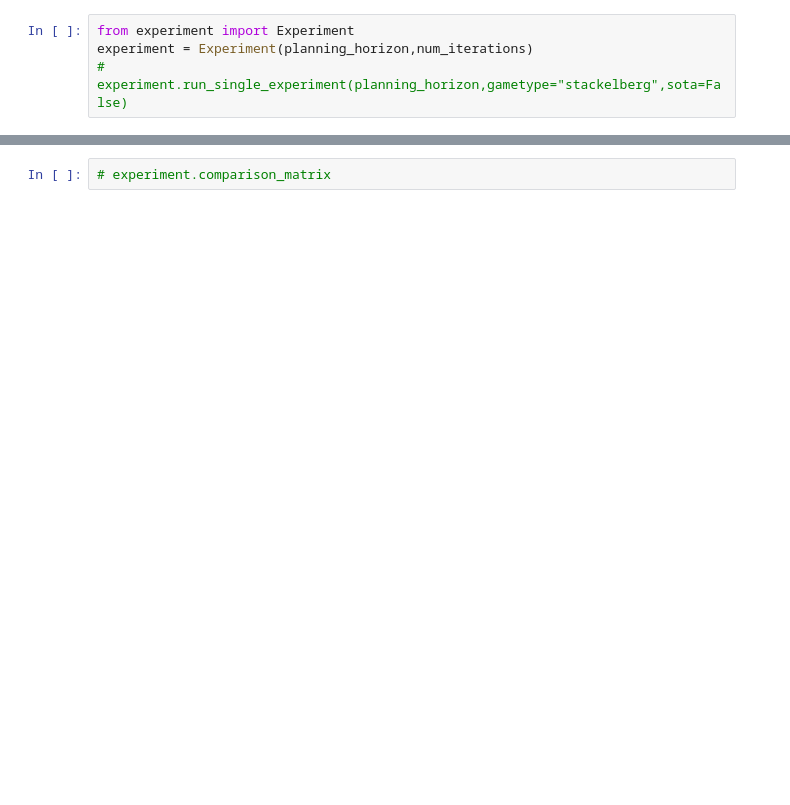
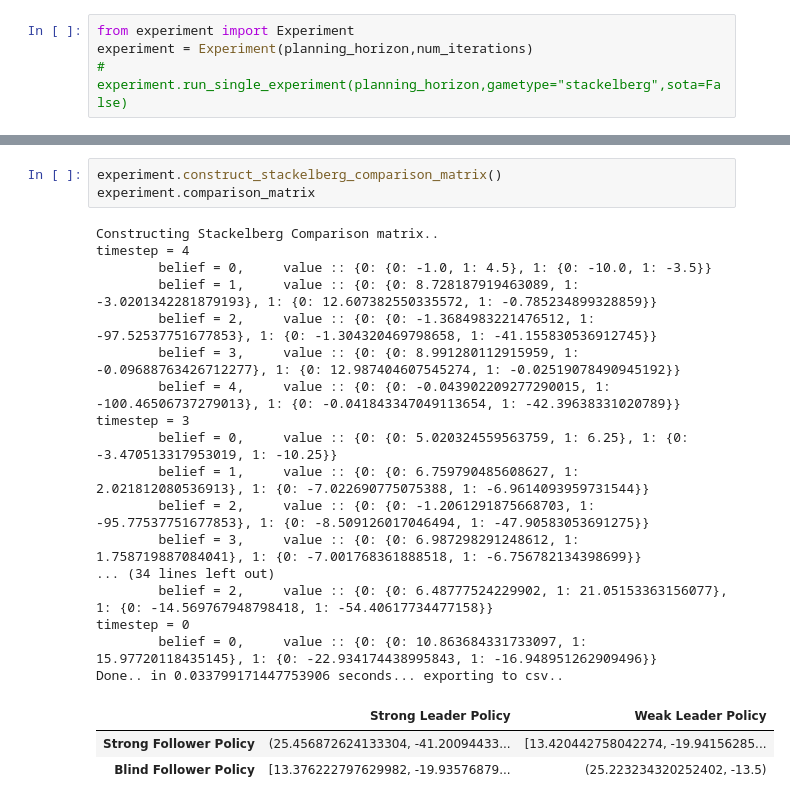
Before and after one commit to izzikampono/Thesis-New, a Jupyter notebook: test.ipynb, the cells around one changed output, grey strips where cells are left out. Saved outputs shown, nothing was run; the diff lists cells and outputs as text; blank space fills up the shorter version.

```diff
--- a/test.ipynb
+++ b/test.ipynb
@@ -69,5 +52,27 @@ Done.. in 0.01853013038635254 seconds... exporting to csv..
 # %%
-# experiment.comparison_matrix
+experiment.construct_stackelberg_comparison_matrix()
+experiment.comparison_matrix
+# %% [output]
+Constructing Stackelberg Comparison matrix..
+timestep = 4
+        belief = 0,     value :: {0: {0: -1.0, 1: 4.5}, 1: {0: -10.0, 1: -3.5}}
+        belief = 1,     value :: {0: {0: 8.728187919463089, 1: -3.0201342281879193}, 1: {0: 12.607382550335572, 1: -0.785234899328859}}
+        belief = 2,     value :: {0: {0: -1.3684983221476512, 1: -97.52537751677853}, 1: {0: -1.304320469798658, 1: -41.155830536912745}}
+        belief = 3,     value :: {0: {0: 8.991280112915959, 1: -0.09688763426712277}, 1: {0: 12.987404607545274, 1: -0.02519078490945192}}
+        belief = 4,     value :: {0: {0: -0.043902209277290015, 1: -100.46506737279013}, 1: {0: -0.041843347049113654, 1: -42.39638331020789}}
+timestep = 3
+        belief = 0,     value :: {0: {0: 5.020324559563759, 1: 6.25}, 1: {0: -3.470513317953019, 1: -10.25}}
+        belief = 1,     value :: {0: {0: 6.759790485608627, 1: 2.021812080536913}, 1: {0: -7.022690775075388, 1: -6.9614093959731544}}
+        belief = 2,     value :: {0: {0: -1.2061291875668703, 1: -95.77537751677853}, 1: {0: -8.509126017046494, 1: -47.90583053691275}}
+        belief = 3,     value :: {0: {0: 6.987298291248612, 1: 1.758719887084041}, 1: {0: -7.001768361888518, 1: -6.756782134398699}}
+... (34 lines left out)
+        belief = 2,     value :: {0: {0: 6.48777524229902, 1: 21.05153363156077}, 1: {0: -14.569767948798418, 1: -54.40617734477158}}
+timestep = 0
+        belief = 0,     value :: {0: {0: 10.863684331733097, 1: 15.97720118435145}, 1: {0: -22.934174438995843, 1: -16.948951262909496}}
+Done.. in 0.033799171447753906 seconds... exporting to csv..
+|  | Strong Leader Policy | Weak Leader Policy |
+| Strong Follower Policy | (25.456872624133304, -41.20094433... | [13.420442758042274, -19.94156285... |
+| Blind Follower Policy | [13.376222797629982, -19.93576879... | (25.223234320252402, -13.5) |
 # %%
 tables = experiment.generate_summary_table()
 tables["zerosum"]
```
Also changed, not shown: parts of 8 cells of this notebook, 48 other files.
